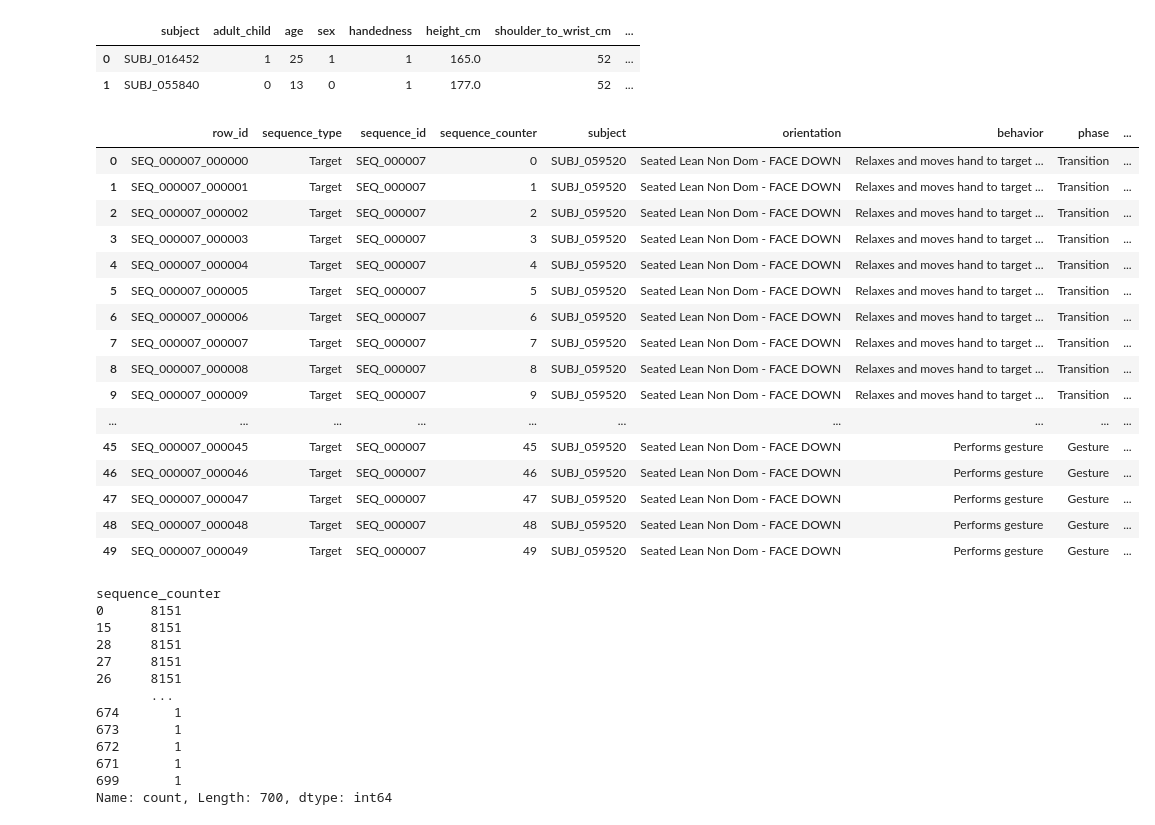
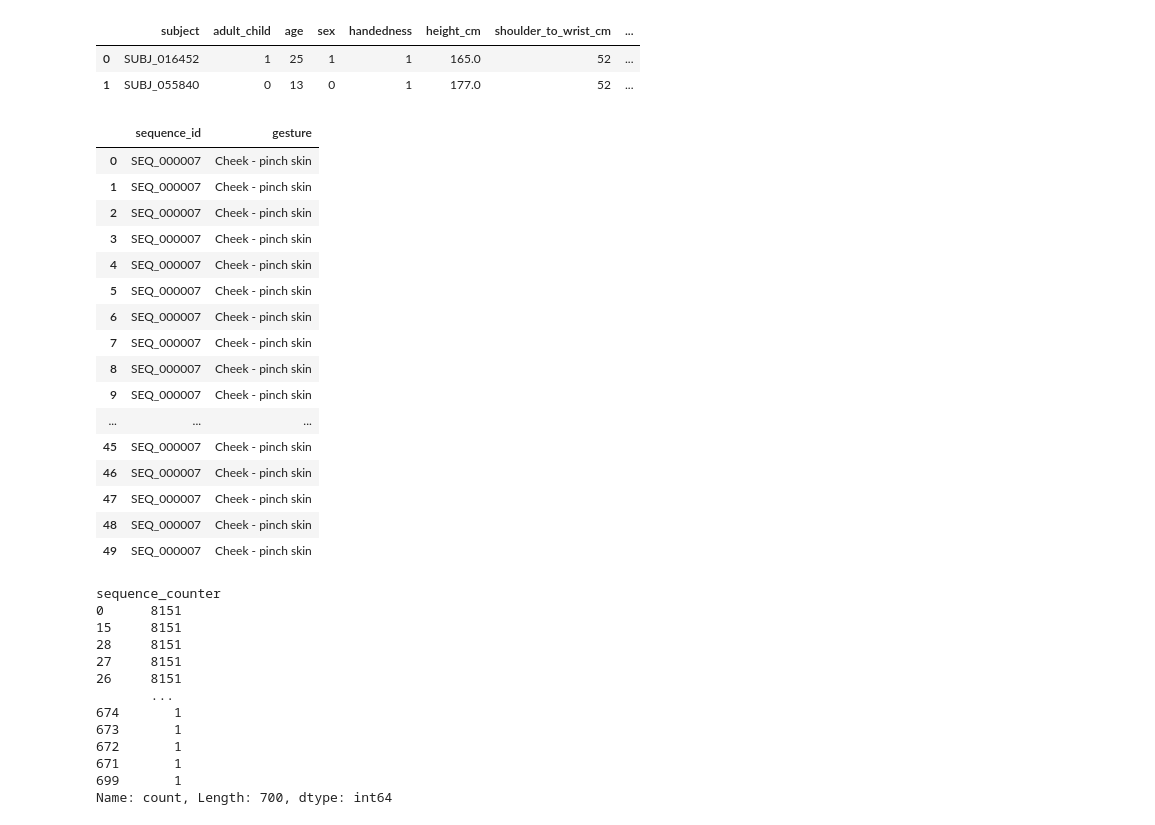
Before and after one commit to HOYUN-Y/Data_projects, a Jupyter notebook: data-preprocessing.ipynb, the cells around one changed output. Saved outputs shown, nothing was run; the diff lists cells and outputs as text; code cells hidden in the pictures.

```diff
--- a/data-preprocessing.ipynb
+++ b/data-preprocessing.ipynb
@@ -104,25 +104,25 @@ TEST
 | 0 | SUBJ_016452 | 1 | 25 | 1 | 1 | 165.0 | 52 | ... |
 | 1 | SUBJ_055840 | 0 | 13 | 0 | 1 | 177.0 | 52 | ... |
 # %%
-train_set.head(50)
+train_set[['sequence_id','gesture']].head(50)
 # %% [output]
-|  | row_id | sequence_type | sequence_id | sequence_counter | subject | orientation | behavior | phase | ... |
-| 0 | SEQ_000007_000000 | Target | SEQ_000007 | 0 | SUBJ_059520 | Seated Lean Non Dom - FACE DOWN | Relaxes and moves hand to target ... | Transition | ... |
-| 1 | SEQ_000007_000001 | Target | SEQ_000007 | 1 | SUBJ_059520 | Seated Lean Non Dom - FACE DOWN | Relaxes and moves hand to target ... | Transition | ... |
-| 2 | SEQ_000007_000002 | Target | SEQ_000007 | 2 | SUBJ_059520 | Seated Lean Non Dom - FACE DOWN | Relaxes and moves hand to target ... | Transition | ... |
-| 3 | SEQ_000007_000003 | Target | SEQ_000007 | 3 | SUBJ_059520 | Seated Lean Non Dom - FACE DOWN | Relaxes and moves hand to target ... | Transition | ... |
-| 4 | SEQ_000007_000004 | Target | SEQ_000007 | 4 | SUBJ_059520 | Seated Lean Non Dom - FACE DOWN | Relaxes and moves hand to target ... | Transition | ... |
-| 5 | SEQ_000007_000005 | Target | SEQ_000007 | 5 | SUBJ_059520 | Seated Lean Non Dom - FACE DOWN | Relaxes and moves hand to target ... | Transition | ... |
-| 6 | SEQ_000007_000006 | Target | SEQ_000007 | 6 | SUBJ_059520 | Seated Lean Non Dom - FACE DOWN | Relaxes and moves hand to target ... | Transition | ... |
-| 7 | SEQ_000007_000007 | Target | SEQ_000007 | 7 | SUBJ_059520 | Seated Lean Non Dom - FACE DOWN | Relaxes and moves hand to target ... | Transition | ... |
-| 8 | SEQ_000007_000008 | Target | SEQ_000007 | 8 | SUBJ_059520 | Seated Lean Non Dom - FACE DOWN | Relaxes and moves hand to target ... | Transition | ... |
-| 9 | SEQ_000007_000009 | Target | SEQ_000007 | 9 | SUBJ_059520 | Seated Lean Non Dom - FACE DOWN | Relaxes and moves hand to target ... | Transition | ... |
-| ... | ... | ... | ... | ... | ... | ... | ... | ... | ... |
-| 45 | SEQ_000007_000045 | Target | SEQ_000007 | 45 | SUBJ_059520 | Seated Lean Non Dom - FACE DOWN | Performs gesture | Gesture | ... |
-| 46 | SEQ_000007_000046 | Target | SEQ_000007 | 46 | SUBJ_059520 | Seated Lean Non Dom - FACE DOWN | Performs gesture | Gesture | ... |
-| 47 | SEQ_000007_000047 | Target | SEQ_000007 | 47 | SUBJ_059520 | Seated Lean Non Dom - FACE DOWN | Performs gesture | Gesture | ... |
-| 48 | SEQ_000007_000048 | Target | SEQ_000007 | 48 | SUBJ_059520 | Seated Lean Non Dom - FACE DOWN | Performs gesture | Gesture | ... |
-| 49 | SEQ_000007_000049 | Target | SEQ_000007 | 49 | SUBJ_059520 | Seated Lean Non Dom - FACE DOWN | Performs gesture | Gesture | ... |
+|  | sequence_id | gesture |
+| 0 | SEQ_000007 | Cheek - pinch skin |
+| 1 | SEQ_000007 | Cheek - pinch skin |
+| 2 | SEQ_000007 | Cheek - pinch skin |
+| 3 | SEQ_000007 | Cheek - pinch skin |
+| 4 | SEQ_000007 | Cheek - pinch skin |
+| 5 | SEQ_000007 | Cheek - pinch skin |
+| 6 | SEQ_000007 | Cheek - pinch skin |
+| 7 | SEQ_000007 | Cheek - pinch skin |
+| 8 | SEQ_000007 | Cheek - pinch skin |
+| 9 | SEQ_000007 | Cheek - pinch skin |
+| ... | ... | ... |
+| 45 | SEQ_000007 | Cheek - pinch skin |
+| 46 | SEQ_000007 | Cheek - pinch skin |
+| 47 | SEQ_000007 | Cheek - pinch skin |
+| 48 | SEQ_000007 | Cheek - pinch skin |
+| 49 | SEQ_000007 | Cheek - pinch skin |
 # %%
 train_set.value_counts('sequence_counter',ascending=False)
 # %% [output]
```
Also changed, not shown: 1 other file.
